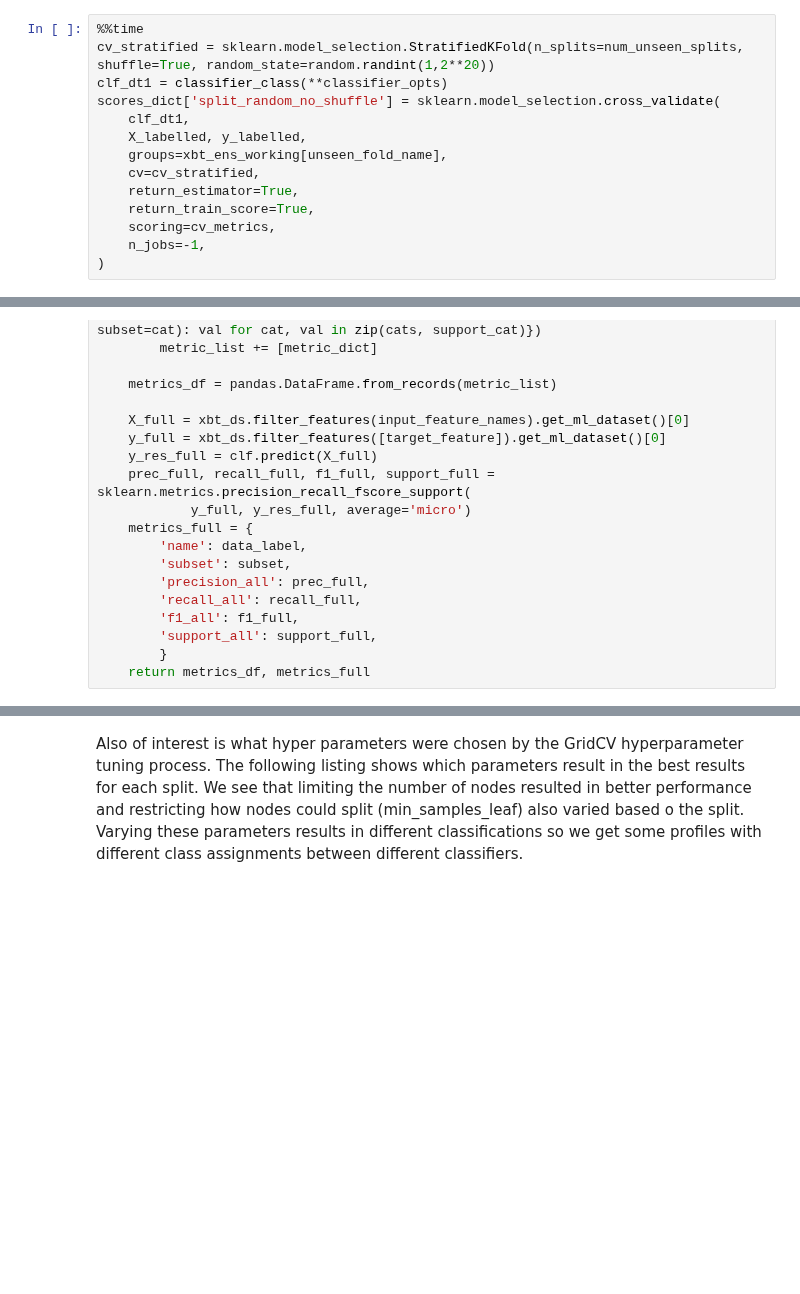
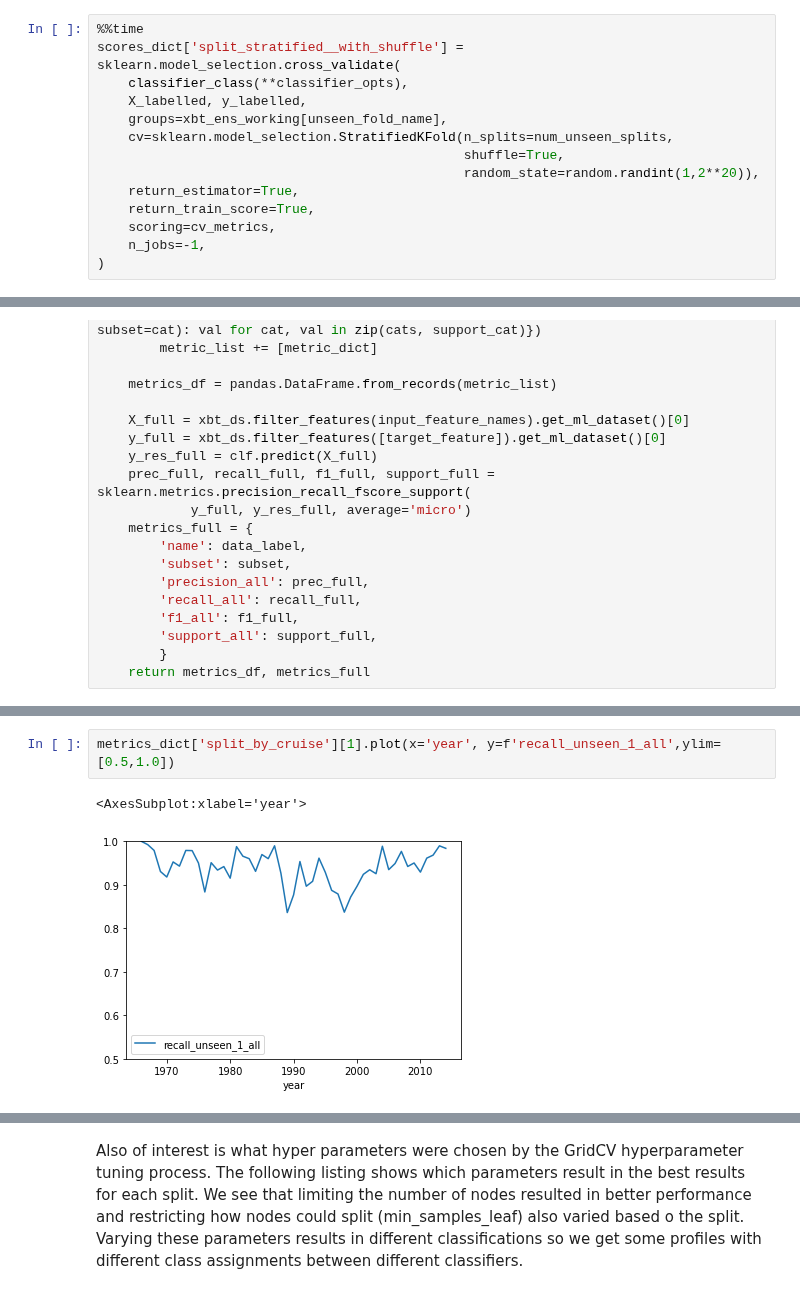
Before and after one commit to MetOffice/XBTs_classification, a Jupyter notebook: notebooks/ml_tree_split_sensitivity_analysis.ipynb, the cells around one changed output, grey strips where cells are left out. Cells and saved outputs as stored; diff of their text form; blank space fills up the shorter version.

```diff
--- a/notebooks/ml_tree_split_sensitivity_analysis.ipynb
+++ b/notebooks/ml_tree_split_sensitivity_analysis.ipynb
@@ -227,13 +220,13 @@ Wall time: 41 s
 ### Stratified Splitting
 # %%
 %%time
-cv_stratified = sklearn.model_selection.StratifiedKFold(n_splits=num_unseen_splits, shuffle=True, random_state=random.randint(1,2**20))
-clf_dt1 = classifier_class(**classifier_opts)
-scores_dict['split_random_no_shuffle'] = sklearn.model_selection.cross_validate(
-    clf_dt1,
+scores_dict['split_stratified__with_shuffle'] = sklearn.model_selection.cross_validate(
+    classifier_class(**classifier_opts),
     X_labelled, y_labelled,
     groups=xbt_ens_working[unseen_fold_name],
-    cv=cv_stratified,
+    cv=sklearn.model_selection.StratifiedKFold(n_splits=num_unseen_splits,
+                                               shuffle=True,
+                                               random_state=random.randint(1,2**20)),
     return_estimator=True,
     return_train_score=True,
     scoring=cv_metrics,
@@ -441 +587,6 @@ folds_list
+# %%
+metrics_dict['split_by_cruise'][1].plot(x='year', y=f'recall_unseen_1_all',ylim=[0.5,1.0])
+# %% [output]
+<AxesSubplot:xlabel='year'>
+[figure, added]
 # %%
```
Also changed, not shown: parts of 30 cells of this notebook.
